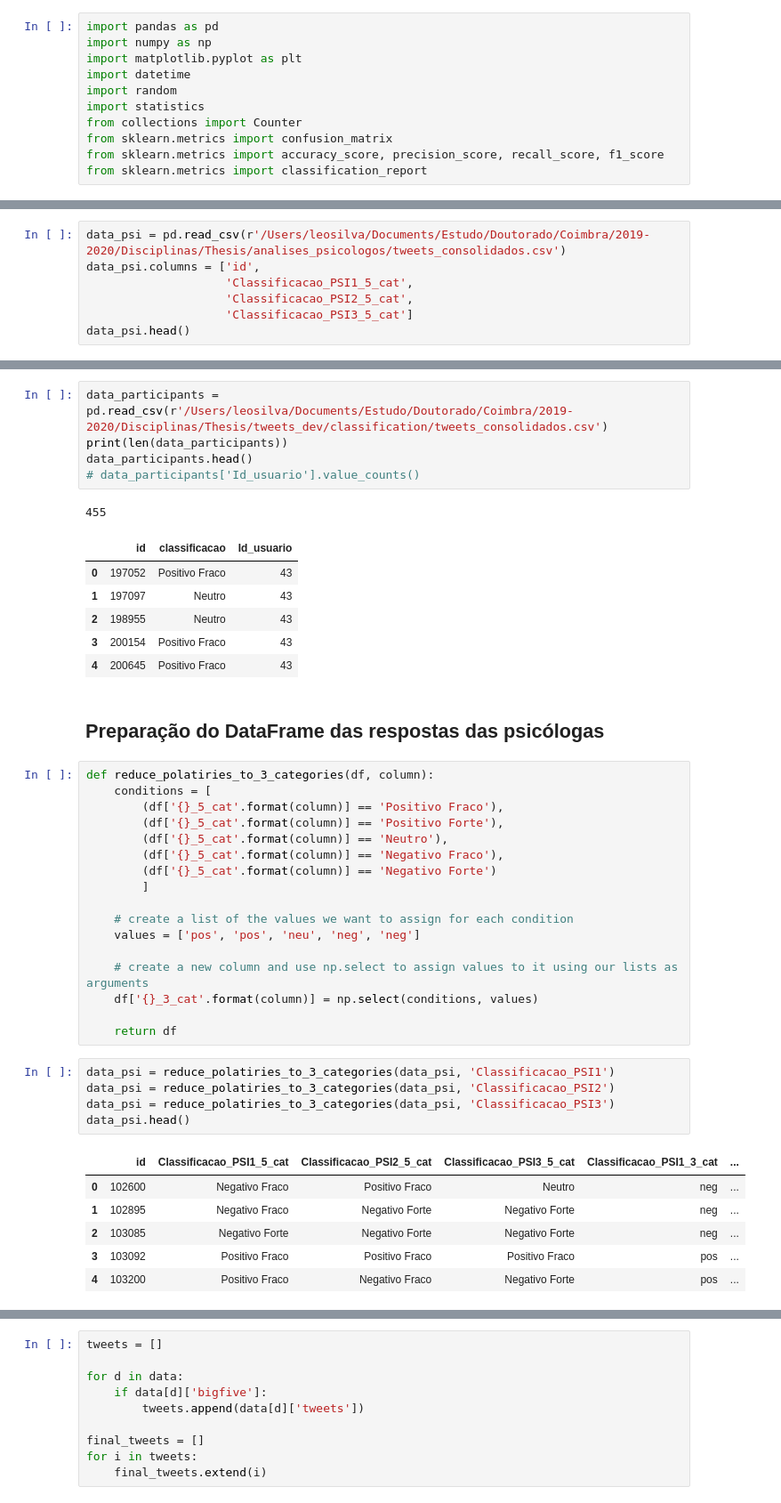
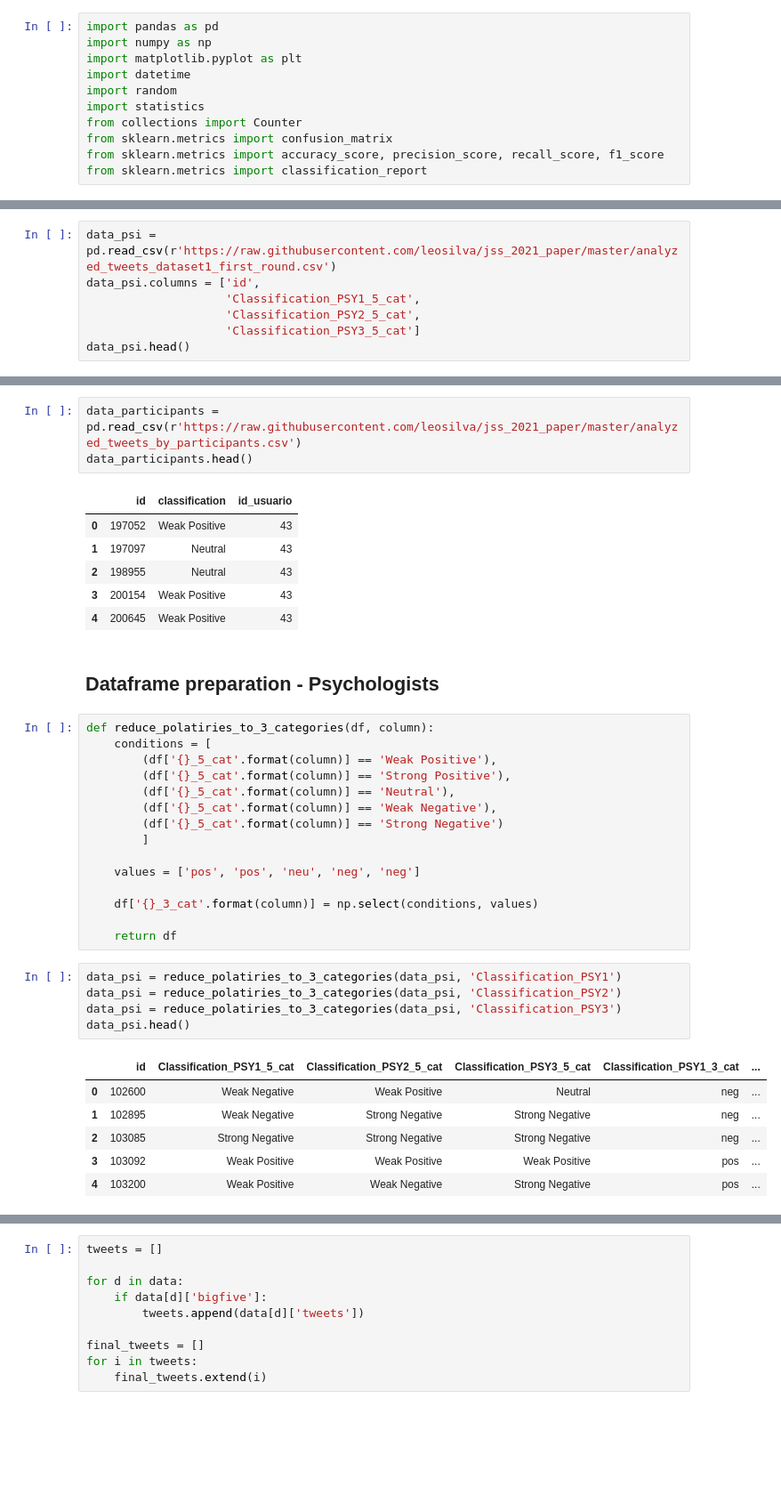
Before and after one commit to leosilva/peerj_computer_science_2022, a Jupyter notebook: Notebooks/Algorithms Statistics - Psycho versus Participants.ipynb, the cells around one changed output, grey strips where cells are left out. Shown at 89% size. Cells and saved outputs as stored; diff of their text form; blank space fills up the shorter version.

Commit message:
alteracao de arquivos para o Mendeley Data

```diff
--- a/Notebooks/Algorithms Statistics - Psycho versus Participants.ipynb
+++ b/Notebooks/Algorithms Statistics - Psycho versus Participants.ipynb
@@ -45,8 +34,8 @@ data.head()
 # %%
-data_psi = pd.read_csv(r'/Users/leosilva/Documents/Estudo/Doutorado/Coimbra/2019-2020/Disciplinas/Thesis/analises_psicologos/tweets_consolidados.csv')
+data_psi = pd.read_csv(r'https://raw.githubusercontent.com/leosilva/jss_2021_paper/master/analyzed_tweets_dataset1_first_round.csv')
 data_psi.columns = ['id',
-                    'Classificacao_PSI1_5_cat',
-                    'Classificacao_PSI2_5_cat',
-                    'Classificacao_PSI3_5_cat']
+                    'Classification_PSY1_5_cat',
+                    'Classification_PSY2_5_cat',
+                    'Classification_PSY3_5_cat']
 data_psi.head()
 # %% [output]
@@ -84,45 +73,40 @@ data_psi_restantes.head()
 # %%
-data_participants = pd.read_csv(r'/Users/leosilva/Documents/Estudo/Doutorado/Coimbra/2019-2020/Disciplinas/Thesis/tweets_dev/classification/tweets_consolidados.csv')
-print(len(data_participants))
+data_participants = pd.read_csv(r'https://raw.githubusercontent.com/leosilva/jss_2021_paper/master/analyzed_tweets_by_participants.csv')
 data_participants.head()
-# data_participants['Id_usuario'].value_counts()
 # %% [output]
-455
-|  | id | classificacao | Id_usuario |
-| 0 | 197052 | Positivo Fraco | 43 |
-| 1 | 197097 | Neutro | 43 |
-| 2 | 198955 | Neutro | 43 |
-| 3 | 200154 | Positivo Fraco | 43 |
-| 4 | 200645 | Positivo Fraco | 43 |
+|  | id | classification | id_usuario |
+| 0 | 197052 | Weak Positive | 43 |
+| 1 | 197097 | Neutral | 43 |
+| 2 | 198955 | Neutral | 43 |
+| 3 | 200154 | Weak Positive | 43 |
+| 4 | 200645 | Weak Positive | 43 |
 # %% [markdown]
-## Preparação do DataFrame das respostas das psicólogas
+## Dataframe preparation - Psychologists
 # %%
 def reduce_polatiries_to_3_categories(df, column):
     conditions = [
-        (df['{}_5_cat'.format(column)] == 'Positivo Fraco'),
-        (df['{}_5_cat'.format(column)] == 'Positivo Forte'),
-        (df['{}_5_cat'.format(column)] == 'Neutro'),
-        (df['{}_5_cat'.format(column)] == 'Negativo Fraco'),
-        (df['{}_5_cat'.format(column)] == 'Negativo Forte')
+        (df['{}_5_cat'.format(column)] == 'Weak Positive'),
+        (df['{}_5_cat'.format(column)] == 'Strong Positive'),
+        (df['{}_5_cat'.format(column)] == 'Neutral'),
+        (df['{}_5_cat'.format(column)] == 'Weak Negative'),
+        (df['{}_5_cat'.format(column)] == 'Strong Negative')
         ]
 
-    # create a list of the values we want to assign for each condition
     values = ['pos', 'pos', 'neu', 'neg', 'neg']
 
-    # create a new column and use np.select to assign values to it using our lists as arguments
     df['{}_3_cat'.format(column)] = np.select(conditions, values)
 
     return df
 # %%
-data_psi = reduce_polatiries_to_3_categories(data_psi, 'Classificacao_PSI1')
-data_psi = reduce_polatiries_to_3_categories(data_psi, 'Classificacao_PSI2')
-data_psi = reduce_polatiries_to_3_categories(data_psi, 'Classificacao_PSI3')
+data_psi = reduce_polatiries_to_3_categories(data_psi, 'Classification_PSY1')
+data_psi = reduce_polatiries_to_3_categories(data_psi, 'Classification_PSY2')
+data_psi = reduce_polatiries_to_3_categories(data_psi, 'Classification_PSY3')
 data_psi.head()
 # %% [output]
-|  | id | Classificacao_PSI1_5_cat | Classificacao_PSI2_5_cat | Classificacao_PSI3_5_cat | Classificacao_PSI1_3_cat | ... |
-| 0 | 102600 | Negativo Fraco | Positivo Fraco | Neutro | neg | ... |
-| 1 | 102895 | Negativo Fraco | Negativo Forte | Negativo Forte | neg | ... |
-| 2 | 103085 | Negativo Forte | Negativo Forte | Negativo Forte | neg | ... |
-| 3 | 103092 | Positivo Fraco | Positivo Fraco | Positivo Fraco | pos | ... |
-| 4 | 103200 | Positivo Fraco | Negativo Fraco | Negativo Forte | pos | ... |
+|  | id | Classification_PSY1_5_cat | Classification_PSY2_5_cat | Classification_PSY3_5_cat | Classification_PSY1_3_cat | ... |
+| 0 | 102600 | Weak Negative | Weak Positive | Neutral | neg | ... |
+| 1 | 102895 | Weak Negative | Strong Negative | Strong Negative | neg | ... |
+| 2 | 103085 | Strong Negative | Strong Negative | Strong Negative | neg | ... |
+| 3 | 103092 | Weak Positive | Weak Positive | Weak Positive | pos | ... |
+| 4 | 103200 | Weak Positive | Weak Negative | Strong Negative | pos | ... |
 # %%
```
Also changed, not shown: parts of 31 cells of this notebook, 1 other file.
